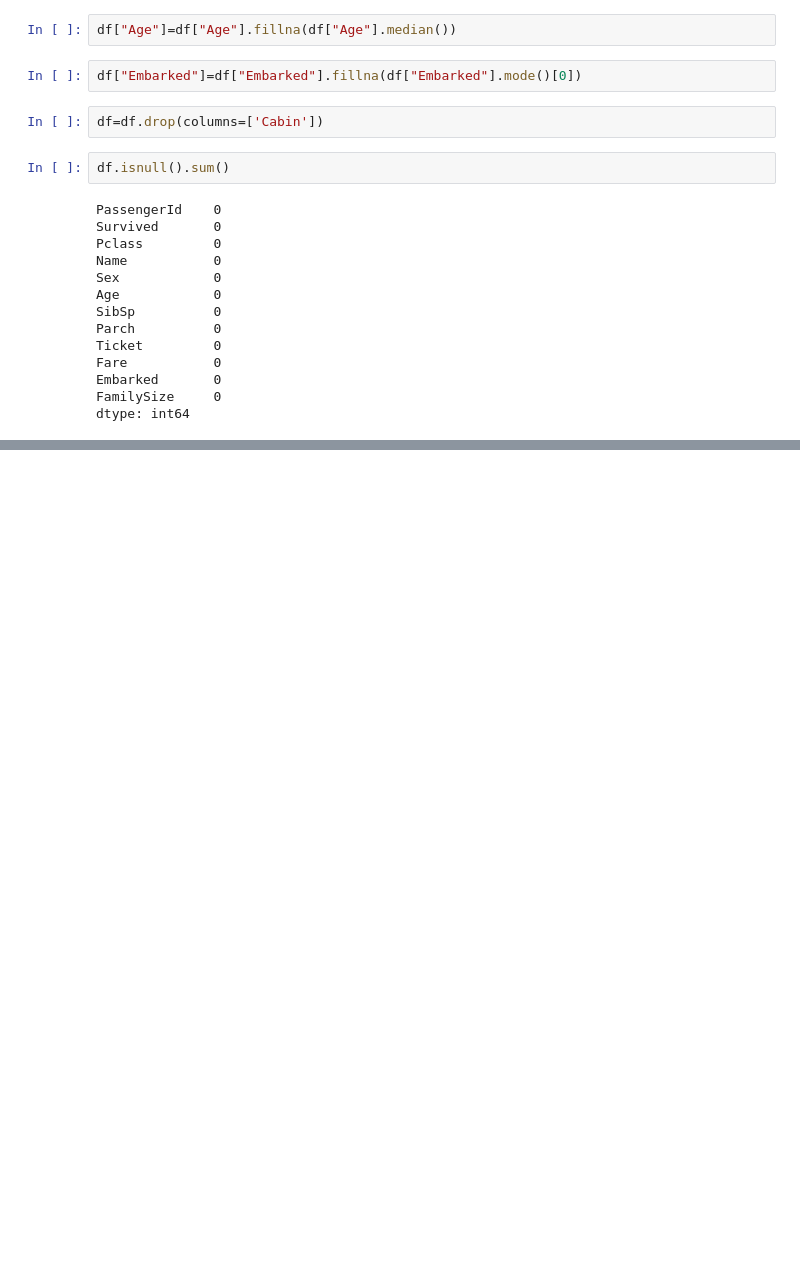
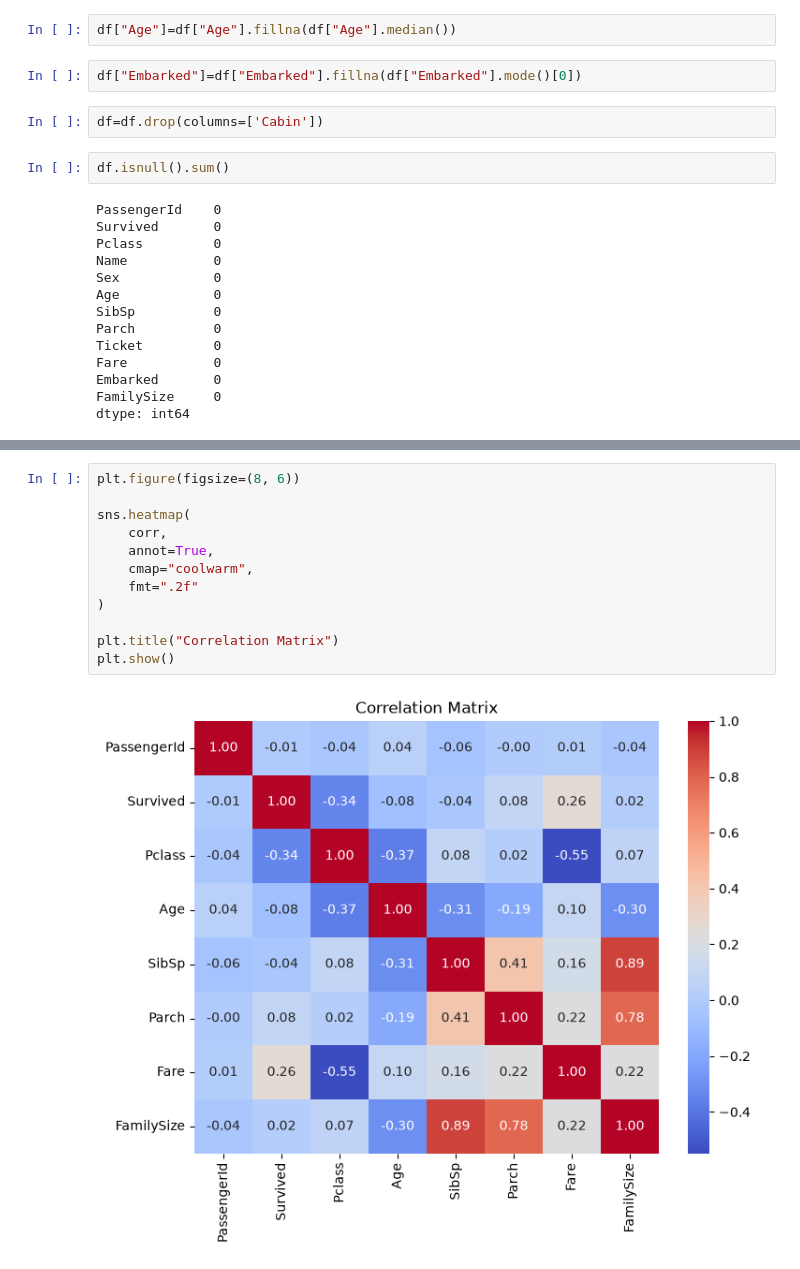
Before and after one commit to SumaiyaaRq/eda-projects, a Jupyter notebook: Titanic_EDA.ipynb, the cells around one changed output, grey strips where cells are left out. Drawn from its saved outputs; the diff is of its cells as text; blank space fills up the shorter version.

```diff
--- a/Titanic_EDA.ipynb
+++ b/Titanic_EDA.ipynb
@@ -340,3 +343,17 @@ corr
 | Parch | -0.001652 | 0.081629 | 0.018443 | -0.189119 | 0.414838 | 1.000000 | 0.216225 | 0.783111 |
 | Fare | 0.012658 | 0.257307 | -0.549500 | 0.096067 | 0.159651 | 0.216225 | 1.000000 | 0.217138 |
 | FamilySize | -0.040143 | 0.016639 | 0.065997 | -0.301914 | 0.890712 | 0.783111 | 0.217138 | 1.000000 |
+# %%
+plt.figure(figsize=(8, 6))
+
+sns.heatmap(
+    corr,
+    annot=True,
+    cmap="coolwarm",
+    fmt=".2f"
+)
+
+plt.title("Correlation Matrix")
+plt.show()
+# %% [output]
+[figure, added]
```
Also changed, not shown: parts of 7 cells of this notebook.
